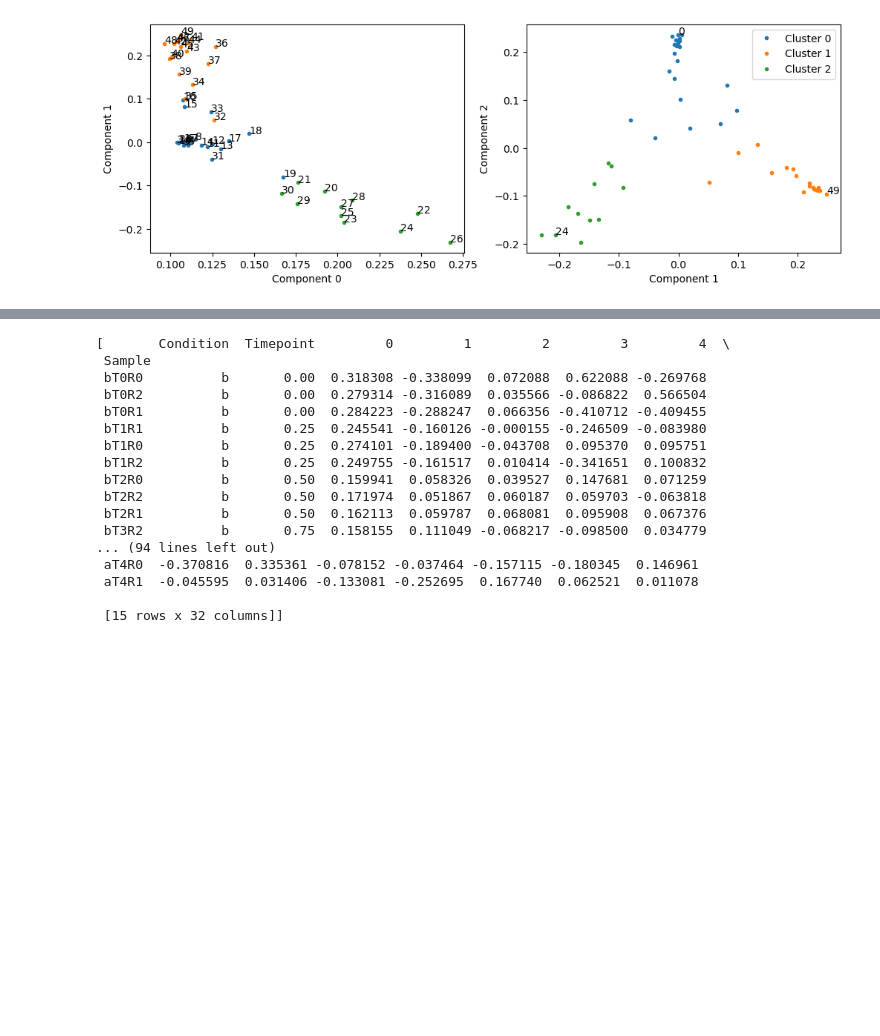
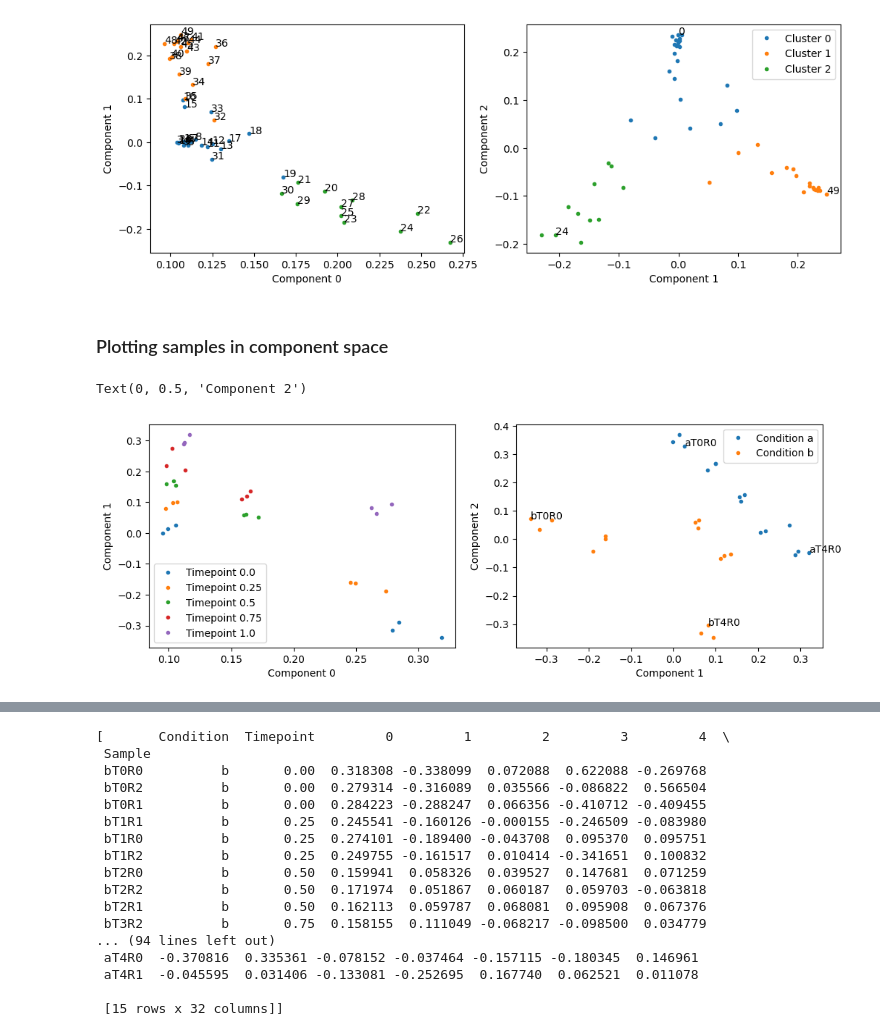
Before and after one commit to swaldherr/podomics, a Jupyter notebook: Tutorial.ipynb, the cells around one changed output, grey strips where cells are left out. Drawn from its saved outputs; the diff is of its cells as text; code cells hidden in the pictures; blank space fills up the shorter version.

Commit message:
Added method to plot samples in component space.

```diff
--- a/Tutorial.ipynb
+++ b/Tutorial.ipynb
@@ -131,3 +135,18 @@ axs[1].set_ylabel("Component 2")
 # %% [output]
 Text(0, 0.5, 'Component 2')
 [figure]
+# %% [markdown]
+### Plotting samples in component space
+# %%
+fig, axs = pyplot.subplots(1, 2, figsize=(12,4))
+pod.plot_samples(axs[0], components=(0, 1), labels='time')
+axs[0].legend()
+pod.plot_samples(axs[1], components=(1, 2), annotate=['aT0R0', 'aT4R0', 'bT0R0', 'bT4R0'], labels='condition')
+axs[1].legend()
+axs[0].set_xlabel("Component 0")
+axs[0].set_ylabel("Component 1")
+axs[1].set_xlabel("Component 1")
+axs[1].set_ylabel("Component 2")
+# %% [output]
+Text(0, 0.5, 'Component 2')
+[figure, added]
```
Also changed, not shown: parts of 4 cells of this notebook, 2 other files.
